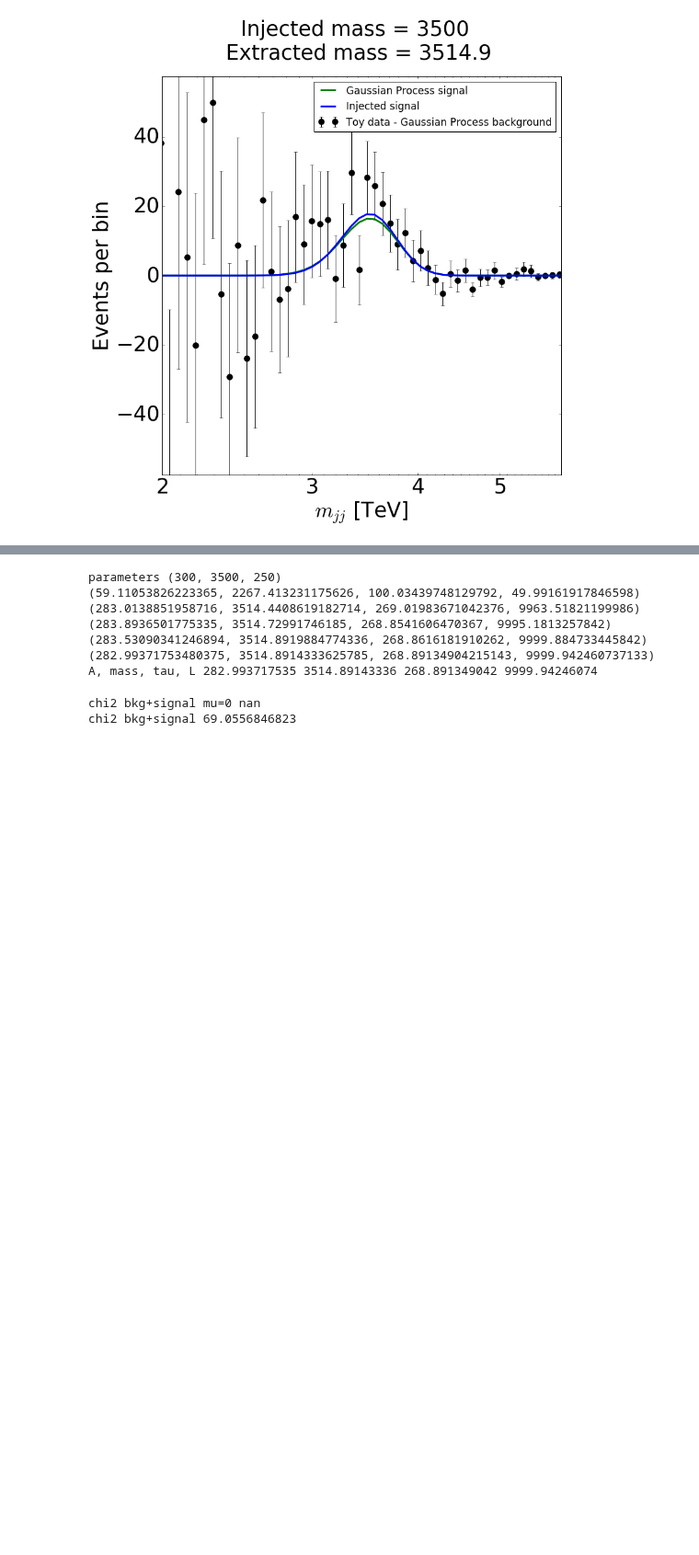
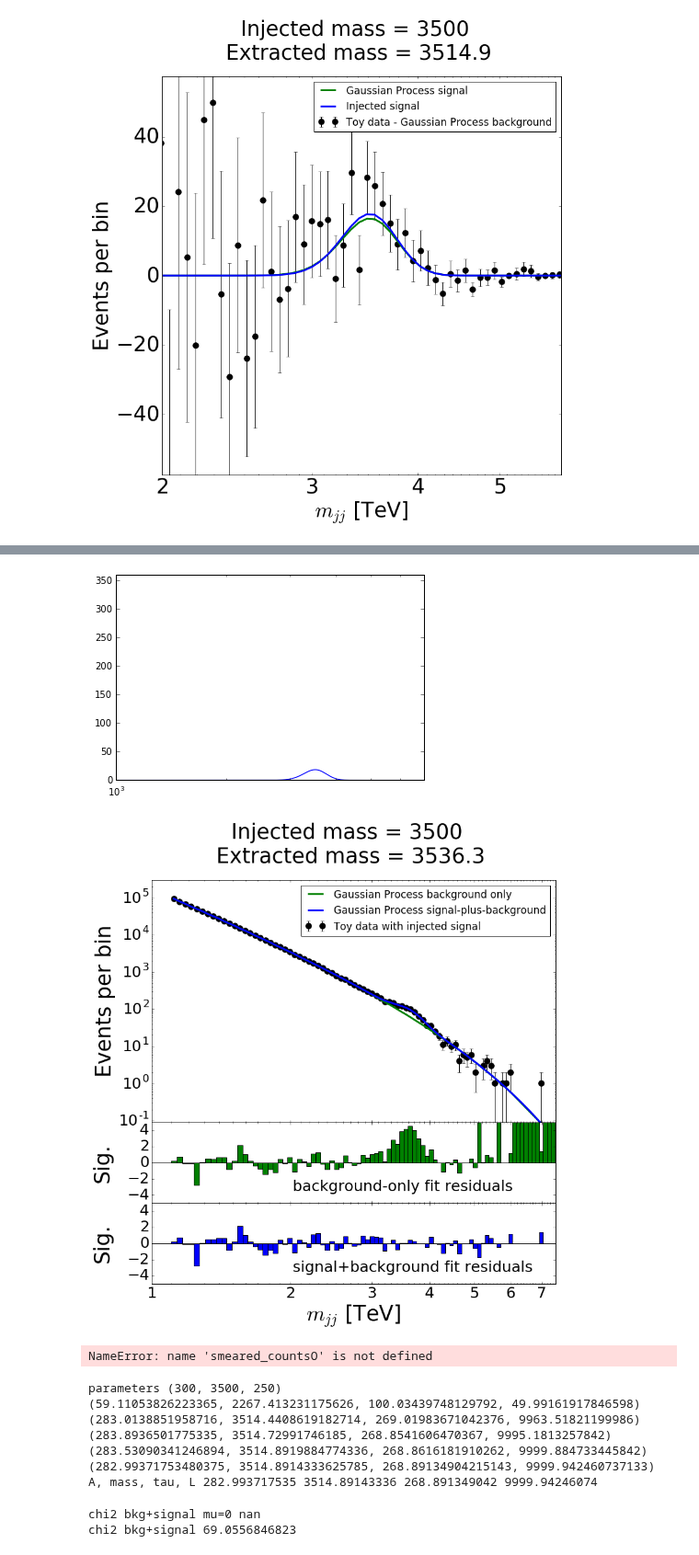
Before and after one commit to mfrate28/GP_Paper, a Jupyter notebook: GP-Signal_otherSignalShapes.ipynb, the cells around one changed output, grey strips where cells are left out. Shown at 92% size. Drawn from its saved outputs; the diff is of its cells as text; code cells hidden in the pictures; blank space fills up the shorter version.

```diff
--- a/GP-Signal_otherSignalShapes.ipynb
+++ b/GP-Signal_otherSignalShapes.ipynb
@@ -1725,3 +1736,80 @@ chi2 bkg+signal 69.0556846823
 [figure]
 [figure]
 [figure]
+# %%
+def sig_model(x, N=1e5, mass=2000., width=100., xErr=xerr):
+    return N*(np.exp(-(x-mass)**2/2/width/width)/np.sqrt(2*np.pi)/width)*xErr
+# %%
+
+#standardParamSets = [(1500,2000,300), (800 ,2500, 250), (500, 3000, 250), (300, 3500, 250), (100, 4000, 250),
+#                     (75, 4500, 250), (50, 5000, 250), (25,5500, 250), (15, 6000,250)]
+
+standardParamSets = [(300, 3500, 250)]
+for pSet in standardParamSets:
+    n, m, w = pSet
+    print "parameters", pSet
+
+
+    for i in range(1):
+        ytoy, xtoy, xtoyerr = removeZeros(yvalO)
+        xtoylow = list(xtoy-xtoyerr/2.)
+
+        signal = gaus(truth_steps, n, m, w, truth_step_size)
+        plt.figure()
+        plt.plot(truth_steps, signal)
+        plt.xlim([1000,7000])
+        plt.ylim([0,n*1.2])
+        plt.xscale('log')
+
+
+       # smeared_counts, noisy_smeared_counts = smear(np.zeros(len(truth_steps)), signal)
+       # ydata = ytoy + noisy_smeared_counts
+       # smeared_countsO, noisy_smeared_countsO = smearO(np.zeros(len(truth_steps)), signal)
+       # ydataO = yvalO + noisy_smeared_countsO
+        ydata = ytoy+sig_model(xtoy, n, m, w, xtoyerr)
+        ydataO = yvalO+sig_model(xvalO, n, m, w, xerrO)
+
+        '''
+        plt.figure()
+        plt.plot(xvalO, smeared_countsO)
+        plt.xlim([1000,7000])
+        plt.xscale('log')
+
+        '''
+
+
+        Amp, decay, length, power, sub, p0, p1, p2 = fixedHyperparams
+        lnProb = logLike_gp_fitgpsigNew(xtoy,ydata, xtoyerr)
+        bestval, best_fit_new = fit_gp_fitgpsigNew_minuit(lnProb, False)
+        if np.isinf(bestval):
+            print "failed"
+            continue
+
+        A, mass, tau, L = best_fit_new
+
+        print "A, mass, tau, L", A, mass, tau, L
+        kernel2 = A * SignalKernel(m = mass, t = tau, L=L)
+        kernel1 = Amp * MyDijetKernelSimp(a = decay, b = length, c = power, d=sub)
+
+        kernel = kernel1 + kernel2
+        gp = george.GP(kernel)
+        gp.compute(xtoy, np.sqrt(ydata))
+        meanGPp = gp.predict( ydata - model_gp((p0,p1,p2),xtoy, xtoyerr), xvalO)[0]
+        meanGP = meanGPp + model_gp((p0,p1,p2),xvalO,xerrO)
+
+        gp2 = george.GP(kernel)
+        gp2.compute(xtoy, np.sqrt(ydata))
+        K1 = kernel1.get_value(np.atleast_2d(xtoy).T)
+        mu1 = np.dot(K1, gp2.solver.apply_inverse(ydata- model_gp((p0,p1,p2),xtoy, xtoyerr))) + model_gp((p0,p1, p2), xtoy, xtoyerr)
+        K2 = kernel2.get_value(np.atleast_2d(xtoy).T)
+        mu2 = np.dot(K2, gp2.solver.apply_inverse(ydata- model_gp((p0,p1,p2),xtoy, xtoyerr)))
+
+        newy, newx = addZeros(mu1, xtoy)
+
+        label="Injected mass = "+str(m)+"\n Extracted mass = "+str(round(mass,1))
+        makePrettyPlots_sb(xval, xvalO, yvalO, ydataO, newy, mu1, meanGP, list(xlowO), label)
+
+        newys, newxs = addZeros(mu2, xtoy)
+        #makePrettyPlots_signalOnly(xval, noisy_smeared_counts, mu2, label, n)
+        makePrettyPlots_signalOnly2(xvalO, ydataO-newy, newys, ydataO, smeared_countsO, m, label)
+# %% [output]
@@ -1728,3 +1822,6 @@ chi2 bkg+signal 69.0556846823
+[figure, added]
+[figure, added]
+NameError: name 'smeared_countsO' is not defined
 # %%
 
 #standardParamSets = [(1500,2000,300), (800 ,2500, 250), (500, 3000, 250), (300, 3500, 250), (100, 4000, 250),
```
Also changed, not shown: parts of 12 cells of this notebook.
